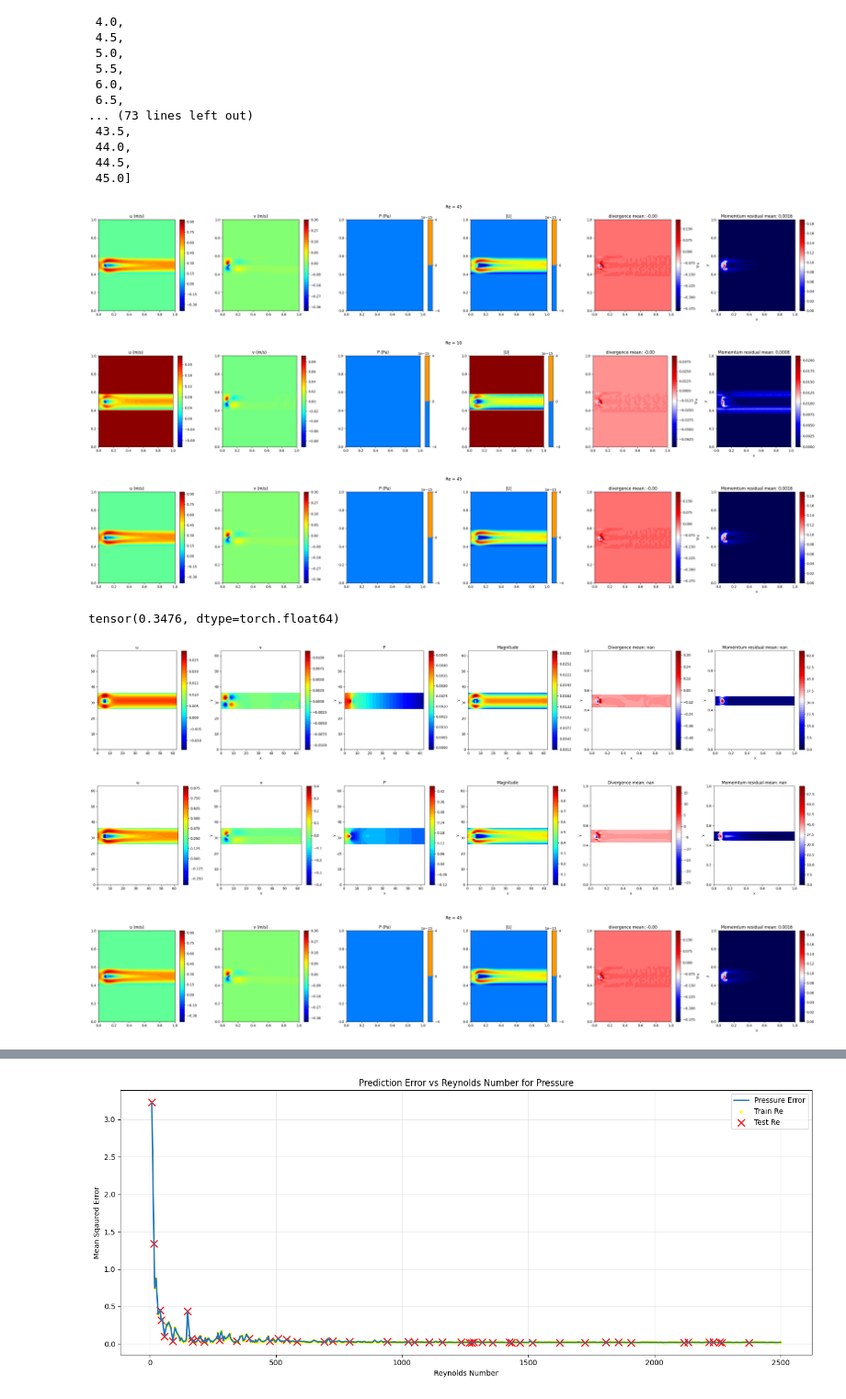
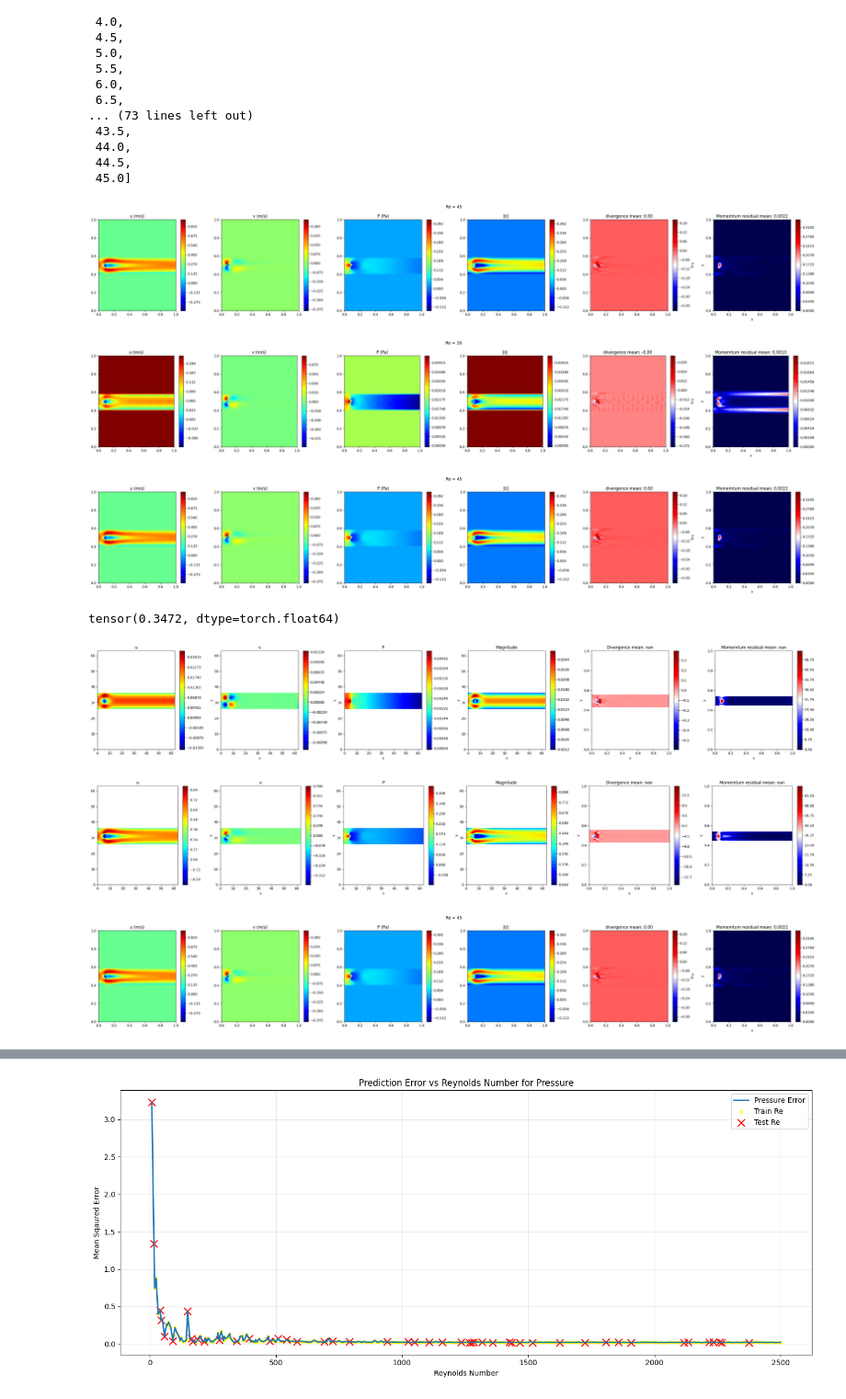
Before and after one commit to Mafaz03/Machine-Vision-Transformer, a Jupyter notebook: generalisation_cylinder.ipynb, the cells around one changed output, grey strips where cells are left out. Shown at 92% size. Saved outputs shown, nothing was run; the diff lists cells and outputs as text; code cells hidden in the pictures.

```diff
--- a/generalisation_cylinder.ipynb
+++ b/generalisation_cylinder.ipynb
@@ -201,32 +201,32 @@ def predict(re_value, model,
         fig, axes = plt.subplots(1, 6, figsize=(30, 5))
 
         # u
-        c0 = axes[0].contourf(x_grid, y_grid, u, levels=50, cmap="jet")
+        c0 = axes[0].contourf(x_grid, y_grid, u, levels=300, cmap="jet")
         fig.colorbar(c0, ax=axes[0])
         axes[0].set_title("u (m/s)")
 
         # v
-        c1 = axes[1].contourf(x_grid, y_grid, v, levels=50, cmap="jet")
+        c1 = axes[1].contourf(x_grid, y_grid, v, levels=300, cmap="jet")
         fig.colorbar(c1, ax=axes[1])
         axes[1].set_title("v (m/s)")
 
         # p
-        c2 = axes[2].contourf(x_grid, y_grid, P, levels=50, cmap="jet")
+        c2 = axes[2].contourf(x_grid, y_grid, P, levels=300, cmap="jet")
         fig.colorbar(c2, ax=axes[2])
         axes[2].set_title("P (Pa)")
 
         # mag
-        c3 = axes[3].contourf(x_grid, y_grid, mag, levels=50, cmap="jet")
+        c3 = axes[3].contourf(x_grid, y_grid, mag, levels=300, cmap="jet")
         fig.colorbar(c2, ax=axes[3])
         # axes[2].streamplot(x_grid, y_grid, u, v, color="white", density=1.2)
         axes[3].set_title("|U|")# + streamlines")
 
 
-        c4 = axes[4].contourf(x_grid, y_grid, divergence, levels=50, cmap="seismic")
+        c4 = axes[4].contourf(x_grid, y_grid, divergence, levels=300, cmap="seismic")
         fig.colorbar(c4, ax=axes[4], label="∇·u")
         axes[4].set_title(f"divergence mean: {divergence.mean():.2f}")
 
-        div_m = axes[5].contourf(x_grid, y_grid, momentum_res, levels=50, cmap="seismic")
+        div_m = axes[5].contourf(x_grid, y_grid, momentum_res, levels=300, cmap="seismic")
         plt.colorbar(div_m, ax=axes[5])
         axes[5].set_title(f"Momemtum residual mean: {momentum_res.mean():.4f}")
         axes[5].set_xlabel("x")
@@ -247,7 +247,7 @@ u, v, P, divergence, momentum_res, mag = predict(re_value = 45, model = transfor
                                    device = "cpu", plot = True
                                    )
 # %% [output]
-[figure, old version]
+[figure, new version]
 # %%
 u_1, v_1, P_1, divergence_1, momentum_res_1, mag_1 = predict(re_value = 10, model = transformer,
                                                              re_mean = RE_MEAN, re_std = RE_STD,
@@ -270,9 +270,9 @@ u_2, v_2, P_2, divergence_2, momentum_res_2, mag_2 = predict(re_value = 45, mode
 
 torch.mean(((mag_1**2) + (mag_2**2))**0.5)
 # %% [output]
-[figure, old version]
+[figure, new version]
-[figure, old version]
+[figure, new version]
-tensor(0.3476, dtype=torch.float64)
+tensor(0.3472, dtype=torch.float64)
 # %%
 def ground_truth(re: float, plot: bool):
 
@@ -332,52 +332,52 @@ def ground_truth(re: float, plot: bool):
         fig, axes = plt.subplots(1, 6, figsize=(30, 5))
 
         # u
-        u_c = axes[0].contourf(u_grid, levels=50, cmap="jet")
+        u_c = axes[0].contourf(u_grid, levels=300, cmap="jet")
         plt.colorbar(u_c, ax=axes[0])
         axes[0].set_title("u")
 
         # v
-        v_c = axes[1].contourf(v_grid, levels=50, cmap="jet")
+        v_c = axes[1].contourf(v_grid, levels=300, cmap="jet")
         plt.colorbar(v_c, ax=axes[1])
         axes[1].set_title("v")
         axes[1].set_xlabel("x")
         axes[1].set_ylabel("y")
 
         # P
-        p_c = axes[2].contourf(P_grid, levels=50, cmap="jet")
+        p_c = axes[2].contourf(P_grid, levels=300, cmap="jet")
         plt.colorbar(p_c, ax=axes[2])
         axes[2].set_title("P")
         axes[2].set_xlabel("x")
         axes[2].set_ylabel("y")
 
         # mag
-        mag_c = axes[3].contourf(mag, levels=50, cmap="jet")
+        mag_c = axes[3].contourf(mag, levels=300, cmap="jet")
         plt.colorbar(mag_c, ax=axes[3])
         axes[3].set_title("Magnitude")
         axes[3].set_xlabel("x")
         axes[3].set_ylabel("y")
 
         # div
-        div_c = axes[4].contourf(grid_x, grid_y, div, levels=50, cmap="seismic")
+        div_c = axes[4].contourf(grid_x, grid_y, div, levels=300, cmap="seismic")
         plt.colorbar(div_c, ax=axes[4])
         axes[4].set_title(f"Divergence mean: {div.mean():.4f}")
         axes[4].set_xlabel("x")
         axes[4].set_ylabel("y")
 
-        div_m = axes[5].contourf(grid_x, grid_y, momentum_res, levels=50, cmap="seismic")
+        div_m = axes[5].contourf(grid_x, grid_y, momentum_res, levels=300, cmap="seismic")
         plt.colorbar(div_m, ax=axes[5])
         axes[5].set_title(f"Momemtum residual mean: {momentum_res.mean():.4f}")
         axes[5].set_xlabel("x")
         axes[5].set_ylabel("y")
 
         plt.tight_layout()
         plt.show()
 
     return u_grid, v_grid, P_grid, div, momentum_res, mag
 
 u_grid, v_grid, P_grid, div, momentum_res, mag = ground_truth(re = 1.5, plot=True)
 # %% [output]
-[figure, old version]
+[figure, new version]
 # %%
 re = 45
 u_grid_actual, v_grid_actual, P_grid, div_actual, momentum_res_actual, mag_actual = ground_truth(re = re, plot=True)
@@ -391,8 +391,8 @@ u_pred, v_pred, P_pred, div_pred, momentum_res_pred, mag_pred = predict(re_value
                                                      device = "cpu", plot = True
                                                      )
 # %% [output]
-[figure, old version]
+[figure, new version]
-[figure, old version]
+[figure, new version]
 # %%
 errors = {}
 frames = []
```
Also changed, not shown: parts of 3 cells of this notebook, 2 other files.
